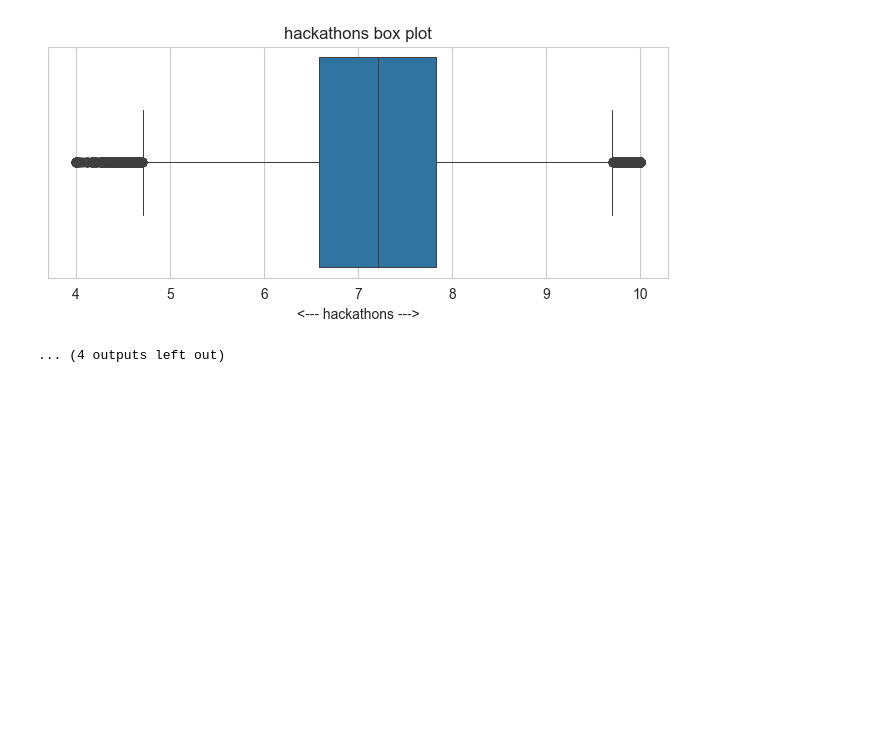
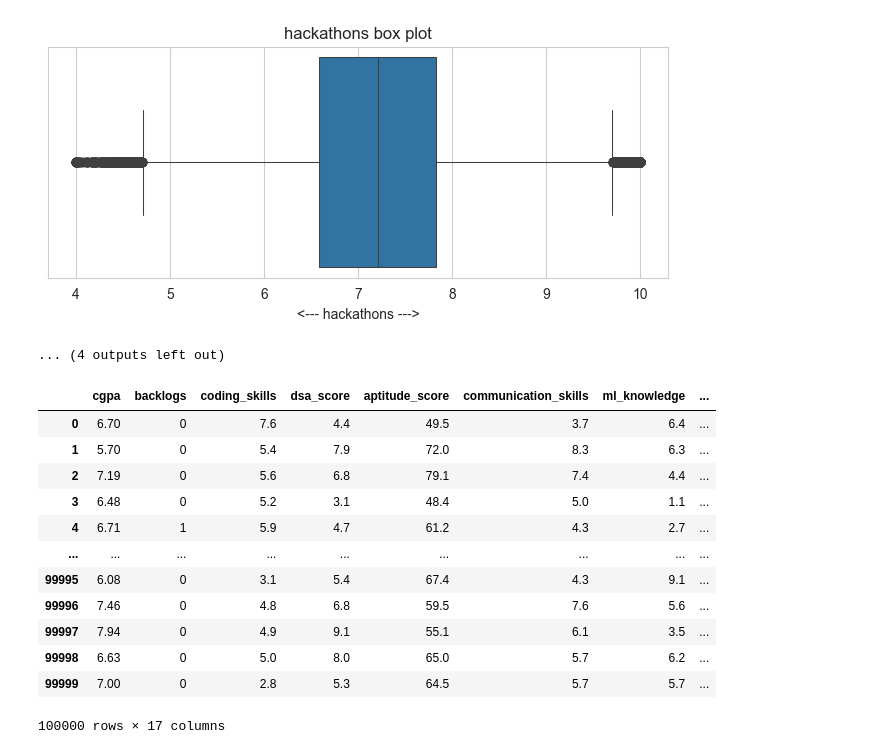
Before and after one commit to Yashuu05/CareerLens, a Jupyter notebook: DataEngineering/EDA.ipynb, the cells around one changed output. Cells and saved outputs as stored; diff of their text form; code cells hidden in the pictures; blank space fills up the shorter version.

```diff
--- a/DataEngineering/EDA.ipynb
+++ b/DataEngineering/EDA.ipynb
@@ -41,0 +49,3 @@ df.head(3)
+# %%
+df["tier"] = df["college_tier"].str.split("-").str[1]
+print(df[['college_tier','tier']].head(10))
@@ -41,0 +68,3 @@ df.head(3)
+# %%
+df['tier'] = df['tier'].astype('int')
+df['tier'].dtypes
@@ -307,3 +357,19 @@ for cols in numeric_cols:
 [figure]
 [figure]
 ... (4 outputs left out)
+# %%
+df.iloc[:,2:]
+# %% [output]
+|  | cgpa | backlogs | coding_skills | dsa_score | aptitude_score | communication_skills | ml_knowledge | ... |
+| 0 | 6.70 | 0 | 7.6 | 4.4 | 49.5 | 3.7 | 6.4 | ... |
+| 1 | 5.70 | 0 | 5.4 | 7.9 | 72.0 | 8.3 | 6.3 | ... |
+| 2 | 7.19 | 0 | 5.6 | 6.8 | 79.1 | 7.4 | 4.4 | ... |
+| 3 | 6.48 | 0 | 5.2 | 3.1 | 48.4 | 5.0 | 1.1 | ... |
+| 4 | 6.71 | 1 | 5.9 | 4.7 | 61.2 | 4.3 | 2.7 | ... |
+| ... | ... | ... | ... | ... | ... | ... | ... | ... |
+| 99995 | 6.08 | 0 | 3.1 | 5.4 | 67.4 | 4.3 | 9.1 | ... |
+| 99996 | 7.46 | 0 | 4.8 | 6.8 | 59.5 | 7.6 | 5.6 | ... |
+| 99997 | 7.94 | 0 | 4.9 | 9.1 | 55.1 | 6.1 | 3.5 | ... |
+| 99998 | 6.63 | 0 | 5.0 | 8.0 | 65.0 | 5.7 | 6.2 | ... |
+| 99999 | 7.00 | 0 | 2.8 | 5.3 | 64.5 | 5.7 | 5.7 | ... |
+100000 rows × 17 columns
```
Also changed, not shown: parts of 10 cells of this notebook, 4 other files.
